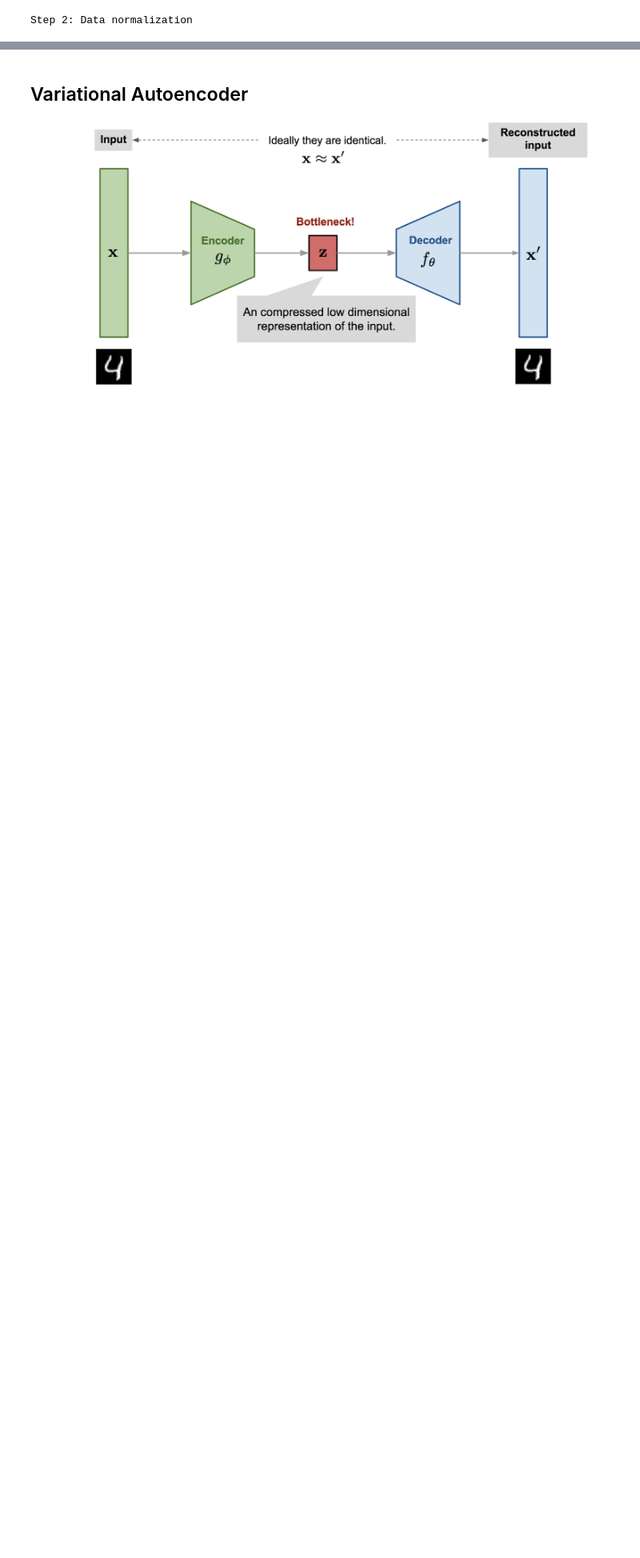
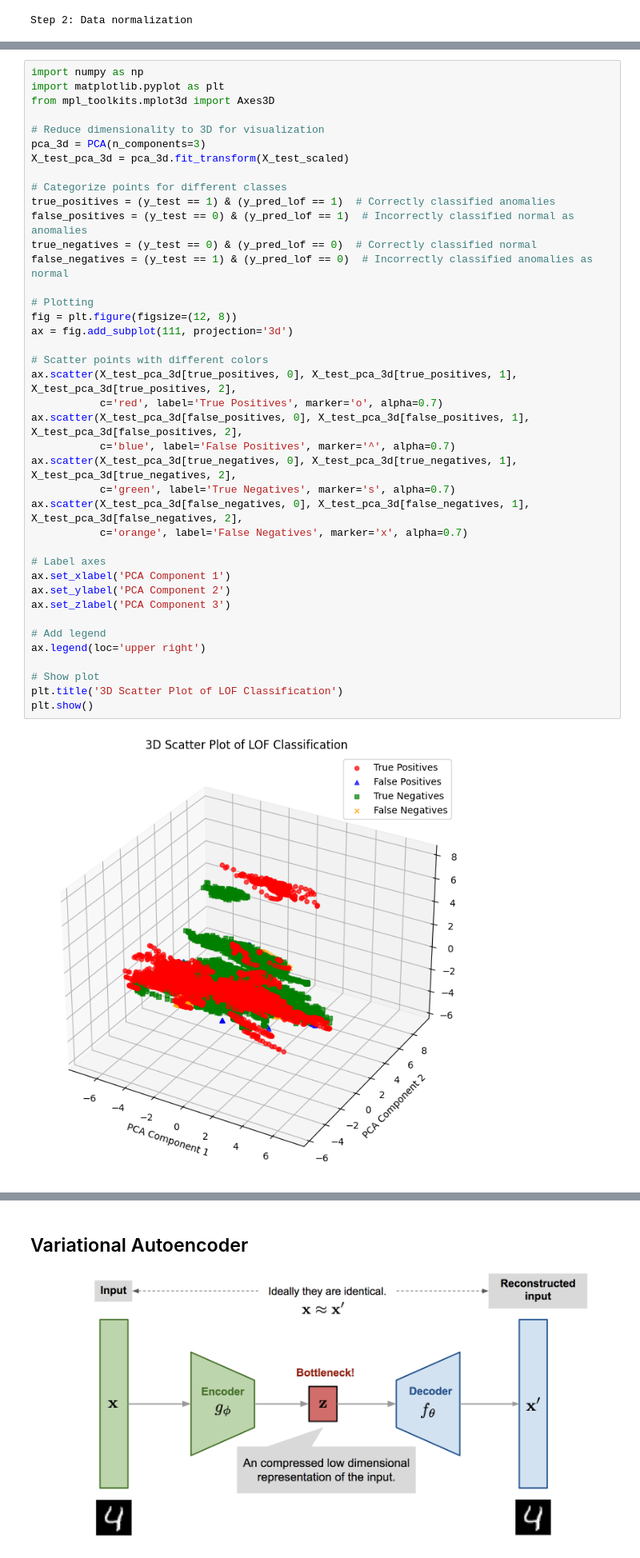
Before and after one commit to Uduv/Anomaly_Detection_ambiant_intellegence, a Jupyter notebook: time-series-anomaly-detection.ipynb, the cells around one changed output, grey strips where cells are left out. Shown at 80% size. Saved outputs shown, nothing was run; the diff lists cells and outputs as text; blank space fills up the shorter version.

```diff
--- a/time-series-anomaly-detection.ipynb
+++ b/time-series-anomaly-detection.ipynb
@@ -497,3 +501,45 @@ Confusion Matrix (LOF):
+# %%
+import numpy as np
+import matplotlib.pyplot as plt
+from mpl_toolkits.mplot3d import Axes3D
+
+# Reduce dimensionality to 3D for visualization
+pca_3d = PCA(n_components=3)
+X_test_pca_3d = pca_3d.fit_transform(X_test_scaled)
+
+# Categorize points for different classes
+true_positives = (y_test == 1) & (y_pred_lof == 1)  # Correctly classified anomalies
+false_positives = (y_test == 0) & (y_pred_lof == 1)  # Incorrectly classified normal as anomalies
+true_negatives = (y_test == 0) & (y_pred_lof == 0)  # Correctly classified normal
+false_negatives = (y_test == 1) & (y_pred_lof == 0)  # Incorrectly classified anomalies as normal
+
+# Plotting
+fig = plt.figure(figsize=(12, 8))
+ax = fig.add_subplot(111, projection='3d')
+
+# Scatter points with different colors
+ax.scatter(X_test_pca_3d[true_positives, 0], X_test_pca_3d[true_positives, 1], X_test_pca_3d[true_positives, 2],
+           c='red', label='True Positives', marker='o', alpha=0.7)
+ax.scatter(X_test_pca_3d[false_positives, 0], X_test_pca_3d[false_positives, 1], X_test_pca_3d[false_positives, 2],
+           c='blue', label='False Positives', marker='^', alpha=0.7)
+ax.scatter(X_test_pca_3d[true_negatives, 0], X_test_pca_3d[true_negatives, 1], X_test_pca_3d[true_negatives, 2],
+           c='green', label='True Negatives', marker='s', alpha=0.7)
+ax.scatter(X_test_pca_3d[false_negatives, 0], X_test_pca_3d[false_negatives, 1], X_test_pca_3d[false_negatives, 2],
+           c='orange', label='False Negatives', marker='x', alpha=0.7)
+
+# Label axes
+ax.set_xlabel('PCA Component 1')
+ax.set_ylabel('PCA Component 2')
+ax.set_zlabel('PCA Component 3')
+
+# Add legend
+ax.legend(loc='upper right')
+
+# Show plot
+plt.title('3D Scatter Plot of LOF Classification')
+plt.show()
+# %% [output]
+[figure, added]
 # %% [markdown]
 #### results
 
```
Also changed, not shown: parts of 47 cells of this notebook.
